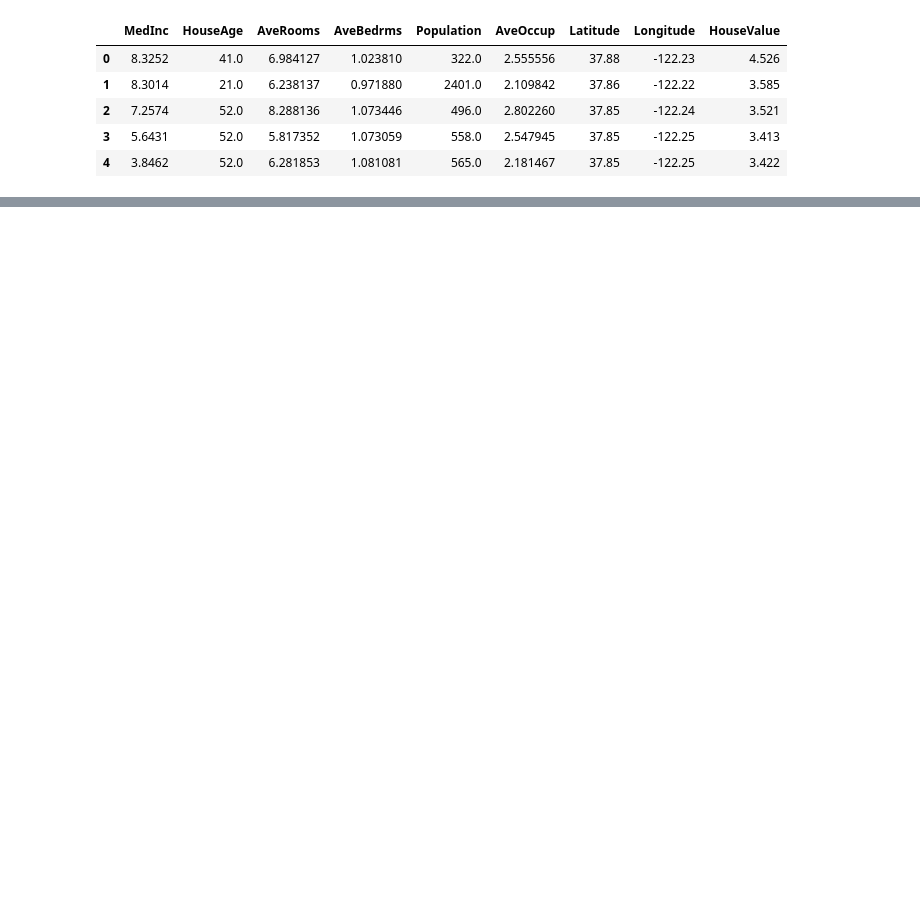
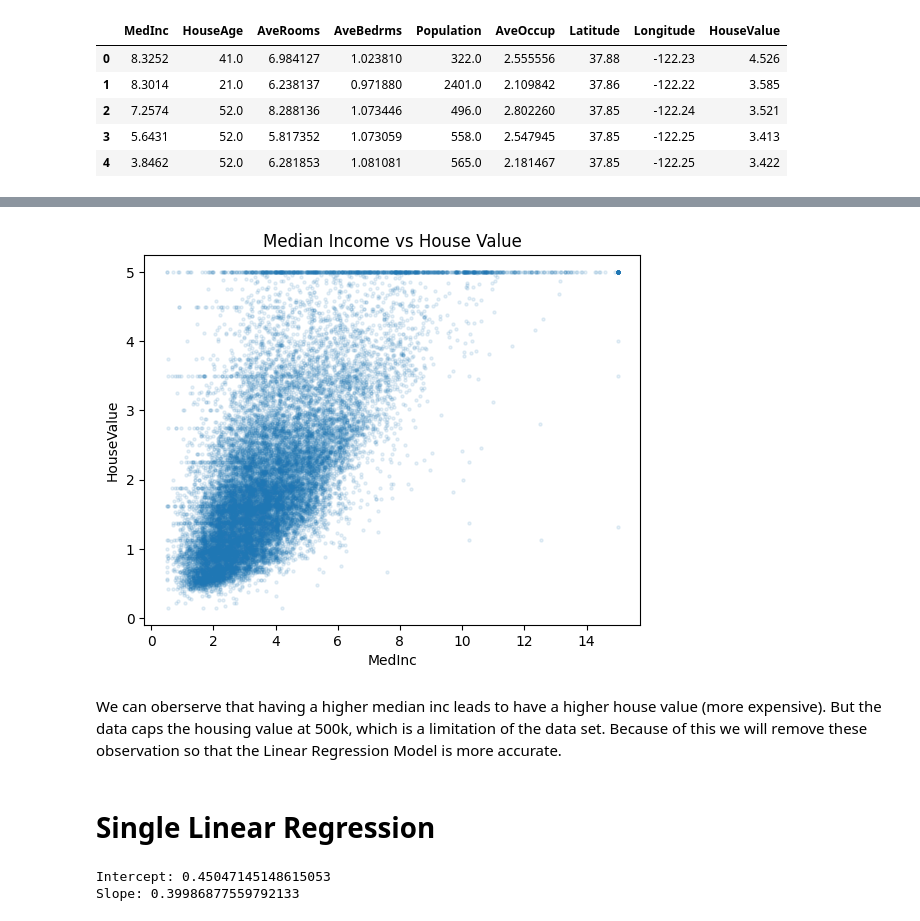
Before and after one commit to LiuXun51/housing-analysis, a Jupyter notebook: housing_analysis.ipynb, the cells around one changed output, grey strips where cells are left out. Cells and saved outputs as stored; diff of their text form; code cells hidden in the pictures; blank space fills up the shorter version.

Commit message:
Multi and Single Regres

```diff
--- a/housing_analysis.ipynb
+++ b/housing_analysis.ipynb
@@ -19,0 +51,9 @@ df.head()
+# %%
+df.plot.scatter(x="MedInc", y="HouseValue", alpha=0.1,s=5)
+
+plt.title("Median Income vs House Value")
+plt.show()
+# %% [output]
+[figure, added]
+# %% [markdown]
+We can oberserve that having a higher median inc leads to have a higher house value (more expensive). But the data caps the housing value at 500k, which is a limitation of the data set. Because of this we will remove these observation so that the Linear Regression Model is more accurate.
@@ -19,0 +64,11 @@ df.head()
+# %% [markdown]
+# Single Linear Regression
+# %%
+model_s = LinearRegression()
+
+model_s.fit(X = sdf[["MedInc"]],y = sdf['HouseValue'])
+print("Intercept:", model_s.intercept_)
+print("Slope:", model_s.coef_[0])
+# %% [output]
+Intercept: 0.45047145148615053
+Slope: 0.39986877559792133
```
Also changed, not shown: parts of 6 cells of this notebook.
